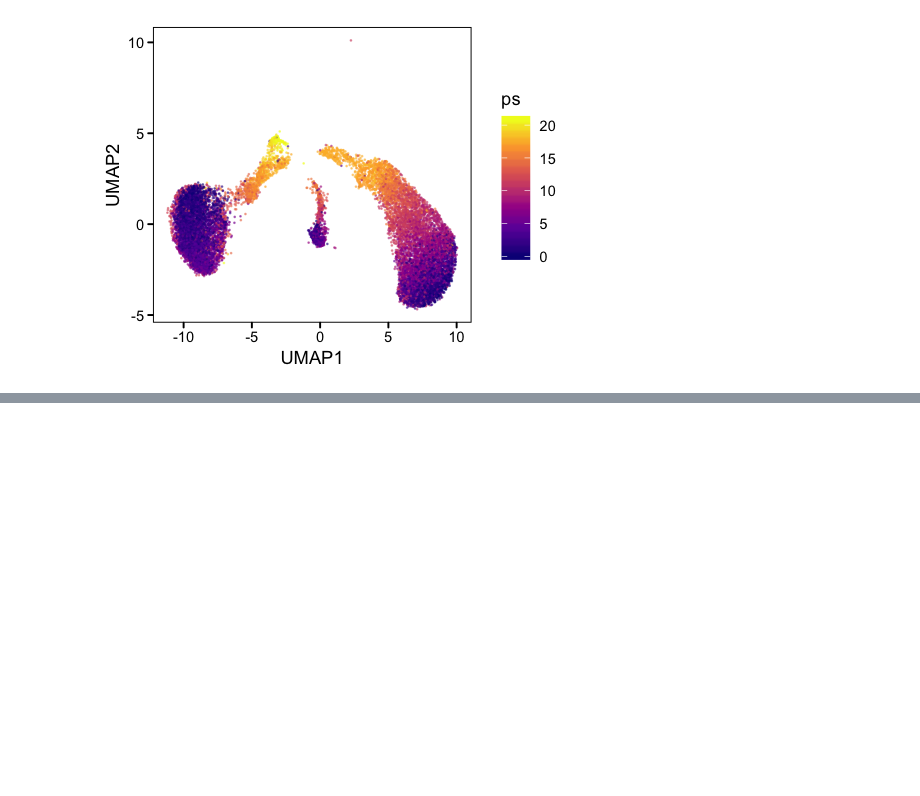
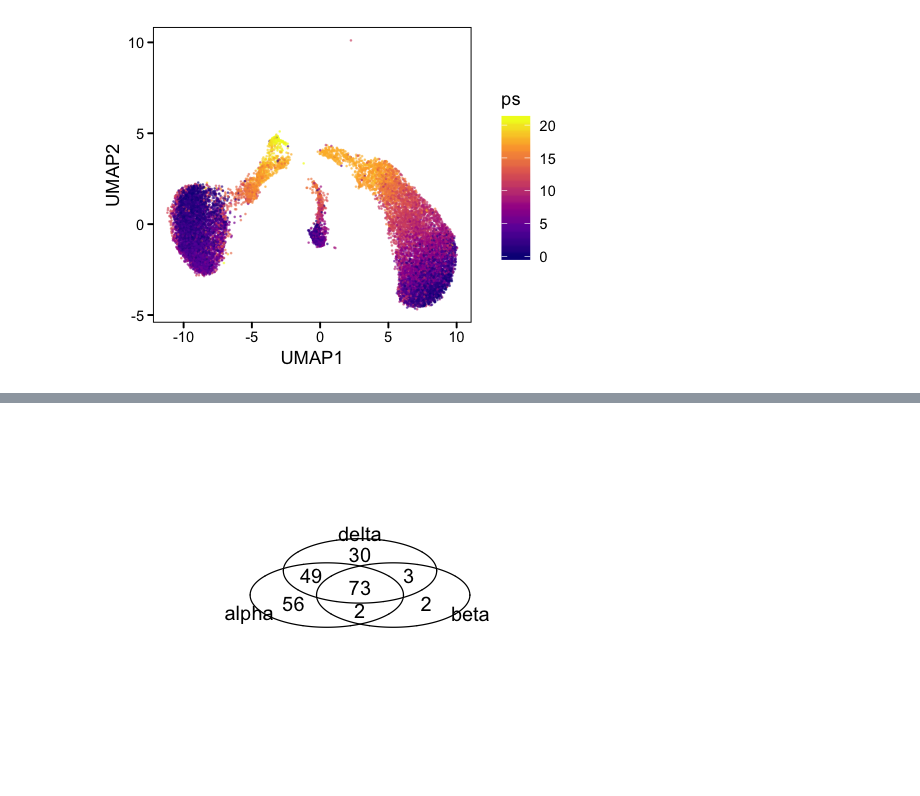
Before and after one commit to biomystery/islet_figs_motifs, a Jupyter notebook: chromVar/06.psedoTime.ipynb, the cells around one changed output, grey strips where cells are left out. Drawn from its saved outputs; the diff is of its cells as text; code cells hidden in the pictures; blank space fills up the shorter version.

```diff
--- a/chromVar/06.psedoTime.ipynb
+++ b/chromVar/06.psedoTime.ipynb
@@ -99,0 +107,4 @@ A data.table: 1 × 13
+# %%
+dmotifs.list <- sapply(c("alpha", "beta", "delta"), function(x) fread("../figures/Fig2/subfigs/fig2_sub_vs_sub.volcation.motif_selection.csv") %>%
+    filter(selected & grepl(x, enrichedIn)) %>% pull(motif))
+lapply(dmotifs.list, length)
@@ -99,0 +120,8 @@ A data.table: 1 × 13
+# %%
+options(repr.plot.width = 4, repr.plot.height = 3)
+
+tmp <- gplots::venn(dmotifs.list)
+
+dmotifs.list.inter <- attr(tmp, "intersections")
+# %% [output]
+[figure, added]
```
Also changed, not shown: parts of 3 cells of this notebook.
